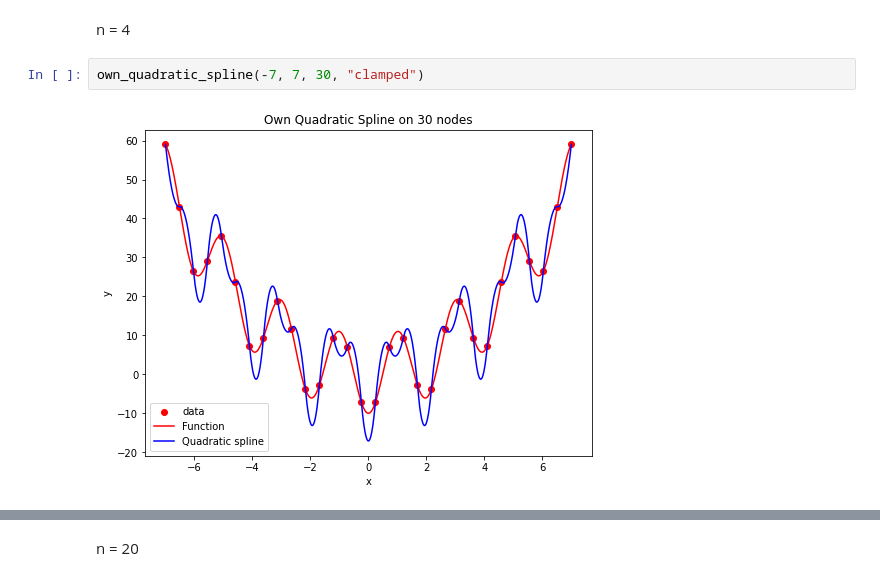
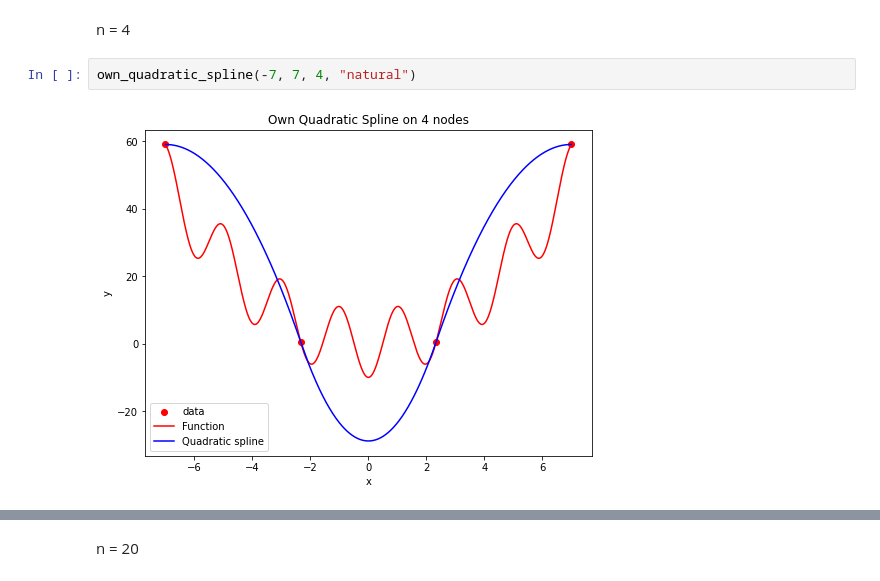
Before and after one commit to Szymon-Budziak/MOwNiT_course_AGH, a Jupyter notebook: Lab_4/Lab_4_code.ipynb, the cells around one changed output, grey strips where cells are left out. Cells and saved outputs as stored; diff of their text form.

```diff
--- a/Lab_4/Lab_4_code.ipynb
+++ b/Lab_4/Lab_4_code.ipynb
@@ -361,6 +357,6 @@ __natural spline__
 # %% [markdown]
 n = 4
 # %%
-own_quadratic_spline(-7, 7, 30, "clamped")
+own_quadratic_spline(-7, 7, 4, "natural")
 # %% [output]
-[figure, old version]
+[figure, new version]
```
Also changed, not shown: parts of 15 cells of this notebook.
